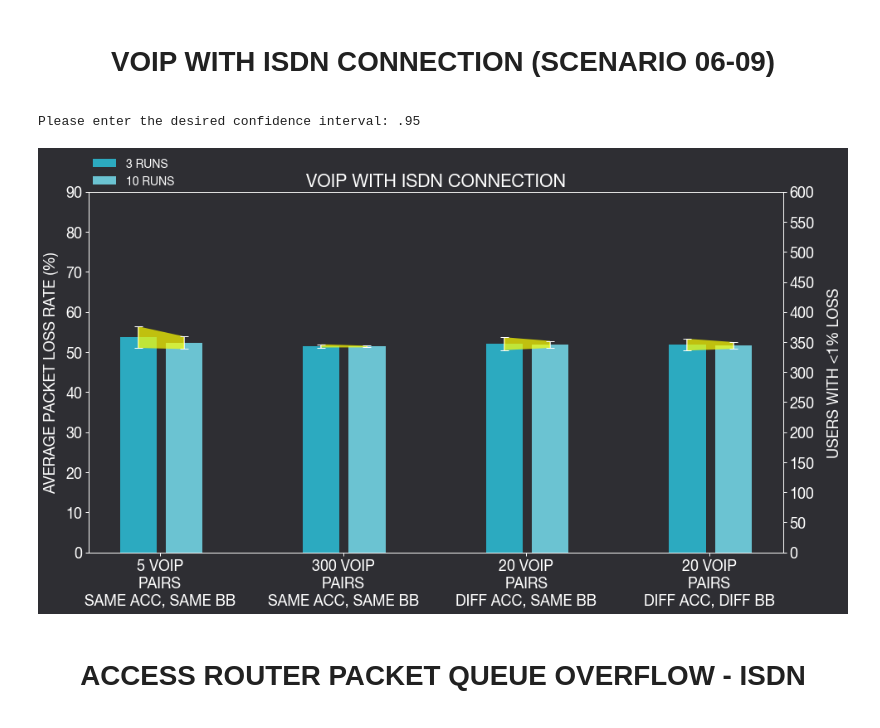
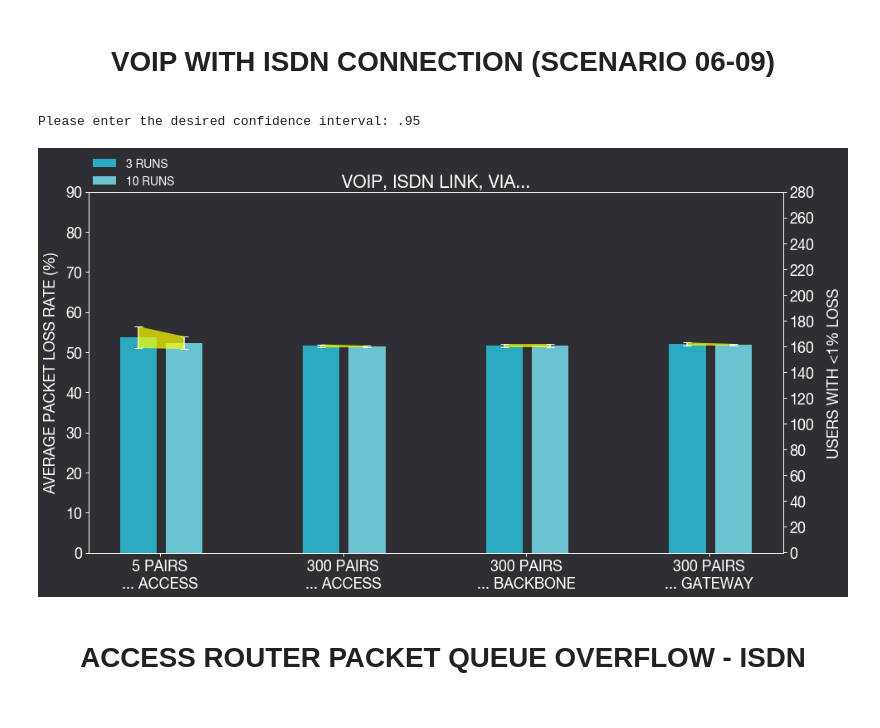
Before and after one commit to royruiz-dev/DataAutomation_SimComNets, a Jupyter notebook: SiMCN-Ex07/SimComNet_Ex07_Results_Analysis.ipynb, the cells around one changed output. Saved outputs shown, nothing was run; the diff lists cells and outputs as text; code cells hidden in the pictures.

```diff
--- a/SiMCN-Ex07/SimComNet_Ex07_Results_Analysis.ipynb
+++ b/SiMCN-Ex07/SimComNet_Ex07_Results_Analysis.ipynb
@@ -664,7 +664,7 @@ while run:
         ax2.set_yticks(np.arange(0, 300, 20))
         ax2.tick_params(direction='out', length=4, width=1, colors='w')
         ax2.set_ylabel('USERS WITH <1% LOSS', labelpad=16, color = '#FFFFFF')
-        ax1.set_title('VOIP WITH DSL CONNECTION', color = '#FFFFFF')
+        ax1.set_title('VOIP, DSL LINK, VIA BACKBONE', color = '#FFFFFF')
 
         leg1 = ax1.legend(fontsize = 14, loc='lower left', bbox_to_anchor= (0.0, 1.0), ncol=1, borderaxespad=0, frameon=False)
         leg2 = ax2.legend(fontsize = 14, loc='lower right', bbox_to_anchor= (1.0, 1.0), ncol=1, borderaxespad=0, frameon=False)
@@ -897,7 +897,7 @@ while run:
         ax2.set_yticks(np.arange(0, 300, 20))
         ax2.tick_params(direction='out', length=4, width=1, colors='w')
         ax2.set_ylabel('USERS WITH <1% LOSS', labelpad=16, color = '#FFFFFF')
-        ax1.set_title('VOIP WITH DSL CONNECTION', color = '#FFFFFF')
+        ax1.set_title('VOIP, DSL LINK, VIA GATEWAY', color = '#FFFFFF')
 
         leg1 = ax1.legend(fontsize = 14, loc='lower left', bbox_to_anchor= (0.0, 1.0), ncol=1, borderaxespad=0, frameon=False)
         #leg2 = ax2.legend(fontsize = 14, loc='lower right', bbox_to_anchor= (1.0, 1.0), ncol=1, borderaxespad=0, frameon=False)
@@ -1165,12 +1413,12 @@ class Result_Analysis():
     def read_file(self, file_number):
         dict_ = {1: path+'/New_results/VOIP_ISDN_rpt03_scenario_09_PAIRS_5_PK_Loss_Rate.csv',
                  2: path+'/New_results/VOIP_ISDN_rpt03_scenario_08_PAIRS_300_PK_Loss_Rate.csv',
-                 3: path+'/New_results/VOIP_ISDN_rpt03_scenario_07_PAIRS_20_PK_Loss_Rate.csv',
-                 4: path+'/New_results/VOIP_ISDN_rpt03_scenario_06_PAIRS_20_PK_Loss_Rate.csv',
+                 3: path+'/New_results/VOIP_ISDN_rpt03_scenario_07_PAIRS_300_PK_Loss_Rate.csv',
+                 4: path+'/New_results/VOIP_ISDN_rpt03_scenario_06_PAIRS_300_PK_Loss_Rate.csv',
                  5: path+'/New_results/VOIP_ISDN_rpt10_scenario_09_PAIRS_5_PK_Loss_Rate.csv',
                  6: path+'/New_results/VOIP_ISDN_rpt10_scenario_08_PAIRS_300_PK_Loss_Rate.csv',
-                 7: path+'/New_results/VOIP_ISDN_rpt10_scenario_07_PAIRS_20_PK_Loss_Rate.csv',
-                 8: path+'/New_results/VOIP_ISDN_rpt10_scenario_06_PAIRS_20_PK_Loss_Rate.csv'
+                 7: path+'/New_results/VOIP_ISDN_rpt10_scenario_07_PAIRS_300_PK_Loss_Rate.csv',
+                 8: path+'/New_results/VOIP_ISDN_rpt10_scenario_06_PAIRS_300_PK_Loss_Rate.csv'
                 }
         cols = ['run', 'timelimit', 'repetition', 'Module', 'Name', 'Avg_Loss_Rate']
         data = pd.read_csv(dict_[file_number], delimiter=',', skiprows=[0], names=cols)
@@ -1337,37 +1585,37 @@ while run:
         ax2.bar(r_1000s_rpt10, bars_count_rpt10, width = barWidth, color = '#D097DF', label='USER COUNT (10 RUNS)')
 
 
-        labels = ['5 VOIP\nPAIRS\nSAME ACC, SAME BB','300 VOIP\nPAIRS\nSAME ACC, SAME BB','20 VOIP\nPAIRS\nDIFF ACC, SAME BB', '20 VOIP\nPAIRS\nDIFF ACC, DIFF BB']
+        labels = ['5 PAIRS\n... ACCESS','300 PAIRS\n... ACCESS','300 PAIRS\n... BACKBONE', '300 PAIRS\n... GATEWAY']
         x = np.arange(len(labels))  # the label locations
         ax1.set_xticks(x+0.119)
         ax1.set_xticklabels(labels ,color = '#FFFFFF')
         ax1.tick_params(direction='out', length=4, width=1, colors='w')
 
         ax1.set_yticks(np.arange(0.0, 100.0, 10.0))
         ax1.set_ylabel('AVERAGE PACKET LOSS RATE (%)', labelpad=8, color = '#FFFFFF')
 
-        ax2.set_yticks(np.arange(0, 650, 50))
+        ax2.set_yticks(np.arange(0, 300, 20))
         ax2.tick_params(direction='out', length=4, width=1, colors='w')
         ax2.set_ylabel('USERS WITH <1% LOSS', labelpad=16, color = '#FFFFFF')
-        ax1.set_title('VOIP WITH ISDN CONNECTION', color = '#FFFFFF')
+        ax1.set_title('VOIP, ISDN LINK, VIA...', color = '#FFFFFF')
 
         leg1 = ax1.legend(fontsize = 14, loc='lower left', bbox_to_anchor= (0.0, 1.0), ncol=1, borderaxespad=0, frameon=False)
         #leg2 = ax2.legend(fontsize = 14, loc='lower right', bbox_to_anchor= (1.0, 1.0), ncol=1, borderaxespad=0, frameon=False)
         for text in leg1.get_texts():
             text.set_color("white")
         #for text in leg2.get_texts():
         #    text.set_color("white")
 
         plt.show()
 
         #print(f'\n\n\nCI based on T-score: \n{t_dict}')
         #print(f'\n\n\nCI based on Z-score: \n{z_dict}')
         #print(f'\n\n\nMean:{mean_dict}')
 
         run = False
 # %% [output]
 Please enter the desired confidence interval: .95
-[figure, old version]
+[figure, new version]
 # %% [markdown]
 <center><h1>ACCESS ROUTER PACKET QUEUE OVERFLOW - ISDN</h1></center>
 # %%
```
Also changed, not shown: parts of 5 cells of this notebook, 1 other file.
